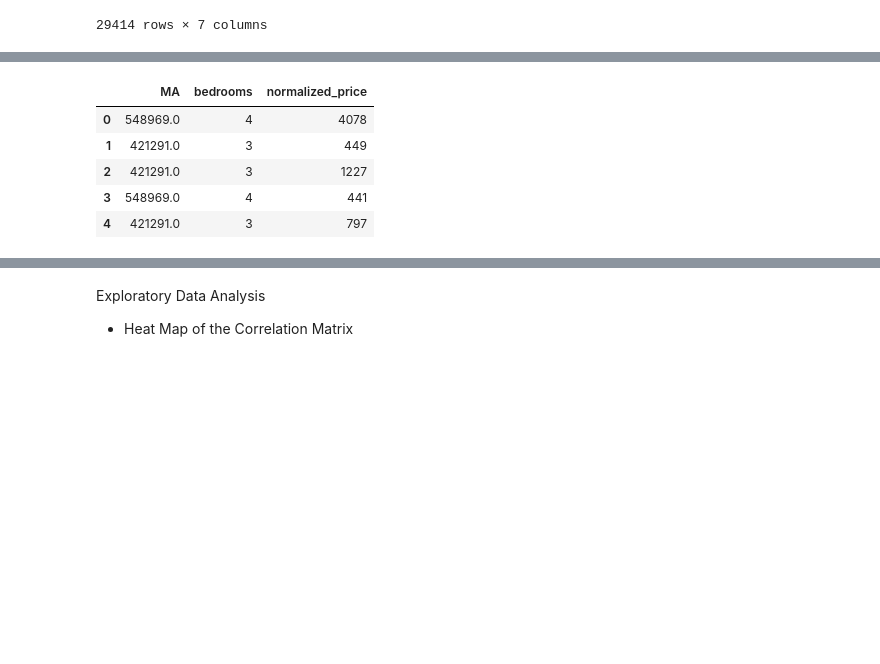
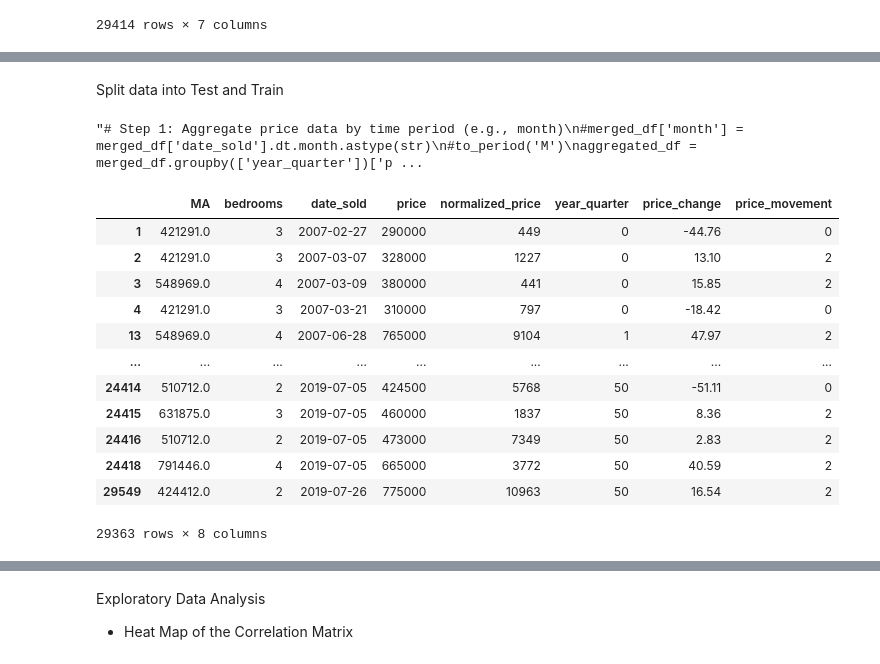
Before and after one commit to gracesosa/RealEstate_TrendClassification, a Jupyter notebook: Notebooks/DataPreprocessing2.ipynb, the cells around one changed output, grey strips where cells are left out. Drawn from its saved outputs; the diff is of its cells as text; code cells hidden in the pictures; blank space fills up the shorter version.

```diff
--- a/Notebooks/DataPreprocessing2.ipynb
+++ b/Notebooks/DataPreprocessing2.ipynb
@@ -142,12 +147,73 @@ merged_df = merged_df.drop(columns=['year_sold'])
 merged_df = merged_df.drop(columns=['median_price'])
 
 # Now you can proceed to use the 'features' for the HMM modeling
-# %%
-features.head(5)
-# %% [output]
-|  | MA | bedrooms | normalized_price |
-| 0 | 548969.0 | 4 | 4078 |
-| 1 | 421291.0 | 3 | 449 |
-| 2 | 421291.0 | 3 | 1227 |
-| 3 | 548969.0 | 4 | 441 |
-| 4 | 421291.0 | 3 | 797 |
+# %% [markdown]
+Split data into Test and Train
+# %%
+'''# Step 1: Aggregate price data by time period (e.g., month)
+#merged_df['month'] = merged_df['date_sold'].dt.month.astype(str)
+#to_period('M')
+aggregated_df = merged_df.groupby(['year_quarter'])['price'].mean().reset_index()
+aggregated_df['price'] = round(aggregated_df['price'], 2)
+
+# Step 2: Calculate price change percentage
+aggregated_df['price_change'] = aggregated_df['price'].pct_change() * 100
+
+# Step 3: Define thresholds and assign labels (Increase, Decrease, Stable)
+threshold = 1  # example threshold
+aggregated_df['price_movement'] = aggregated_df['price_change'].apply(
+    lambda x: 0 if x < -threshold else (1 if abs(x) <= threshold else 2)
+)
+
+aggregated_df = aggregated_df[['year_quarter', 'price', 'price_change', 'price_movement']].dropna()
+
+
+
+print(aggregated_df.head(20))
+
+len(aggregated_df)'''
+# %% [output]
+"# Step 1: Aggregate price data by time period (e.g., month)\n#merged_df['month'] = merged_df['date_sold'].dt.month.astype(str)\n#to_period('M')\naggregated_df = merged_df.groupby(['year_quarter'])['p ...
+# %%
+import pandas as pd
+
+# Ensure 'date_sold' is in datetime format
+#merged_df['date_sold'] = pd.to_datetime(merged_df['date_sold'])
+
+# Create 'year_quarter' column based on 'date_sold'
+#merged_df['year_quarter'] = merged_df['date_sold'].dt.to_period('Q')
+
+# Sort by 'year_quarter' to calculate price change over time
+merged_df = merged_df.sort_values(by=['year_quarter'])
+
+# Calculate price change percentage by quarter
+merged_df['price_change'] = round(merged_df.groupby('year_quarter')['price'].pct_change() * 100, 2)  # price_change in %
+
+# Define thresholds for movement classification (increase, stable, decrease)
+threshold = 1  # Define a threshold percentage (e.g., 1% increase or decrease)
+merged_df['price_movement'] = merged_df['price_change'].apply(
+    lambda x: 0 if x < -threshold else (1 if abs(x) <= threshold else 2)
+)
+
+# Add a column for year for convenience if needed
+merged_df['year'] = merged_df['date_sold'].dt.year
+
+merged_df = merged_df[['MA', 'bedrooms','date_sold', 'price', 'normalized_price', 'year_quarter', 'price_change', 'price_movement']].dropna()
+
+
+# Merge back into merged_df or keep them for further analysis
+merged_df
+# %% [output]
+|  | MA | bedrooms | date_sold | price | normalized_price | year_quarter | price_change | price_movement |
+| 1 | 421291.0 | 3 | 2007-02-27 | 290000 | 449 | 0 | -44.76 | 0 |
+| 2 | 421291.0 | 3 | 2007-03-07 | 328000 | 1227 | 0 | 13.10 | 2 |
+| 3 | 548969.0 | 4 | 2007-03-09 | 380000 | 441 | 0 | 15.85 | 2 |
+| 4 | 421291.0 | 3 | 2007-03-21 | 310000 | 797 | 0 | -18.42 | 0 |
+| 13 | 548969.0 | 4 | 2007-06-28 | 765000 | 9104 | 1 | 47.97 | 2 |
+| ... | ... | ... | ... | ... | ... | ... | ... | ... |
+| 24414 | 510712.0 | 2 | 2019-07-05 | 424500 | 5768 | 50 | -51.11 | 0 |
+| 24415 | 631875.0 | 3 | 2019-07-05 | 460000 | 1837 | 50 | 8.36 | 2 |
+| 24416 | 510712.0 | 2 | 2019-07-05 | 473000 | 7349 | 50 | 2.83 | 2 |
+| 24418 | 791446.0 | 4 | 2019-07-05 | 665000 | 3772 | 50 | 40.59 | 2 |
+| 29549 | 424412.0 | 2 | 2019-07-26 | 775000 | 10963 | 50 | 16.54 | 2 |
+29363 rows × 8 columns
```
Also changed, not shown: parts of 13 cells of this notebook, 1 other file.
